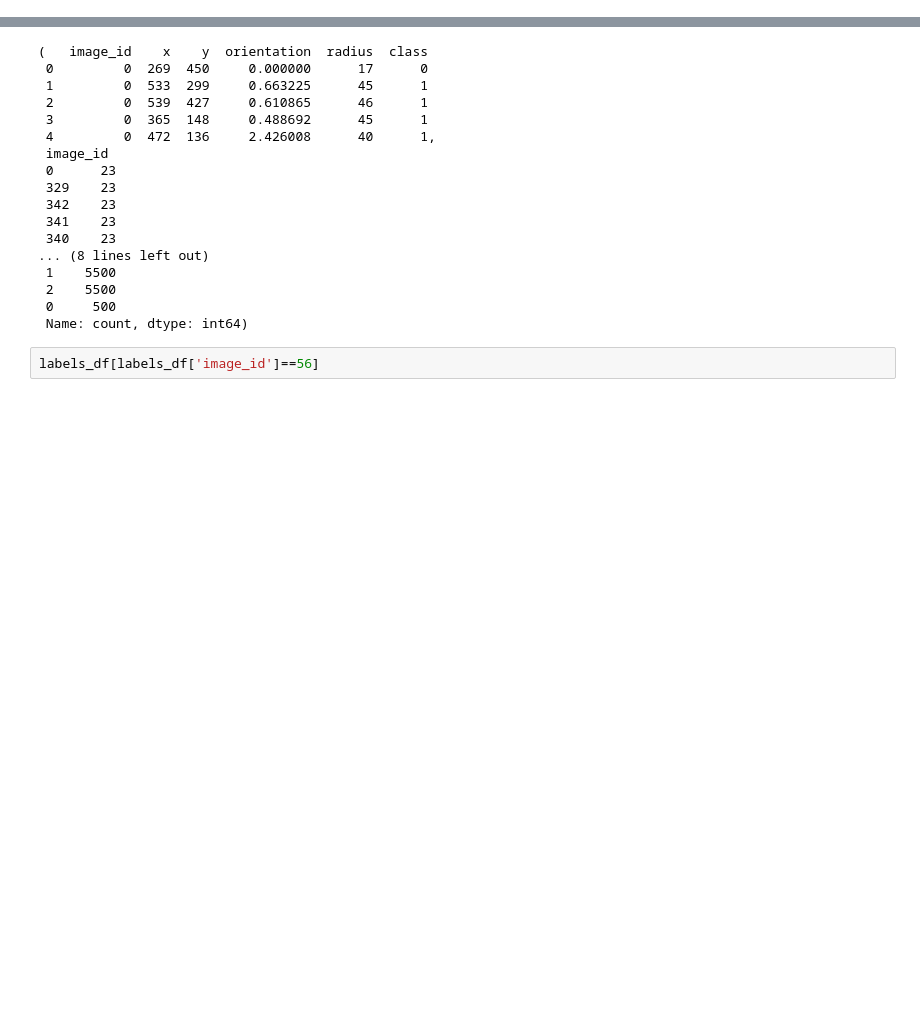
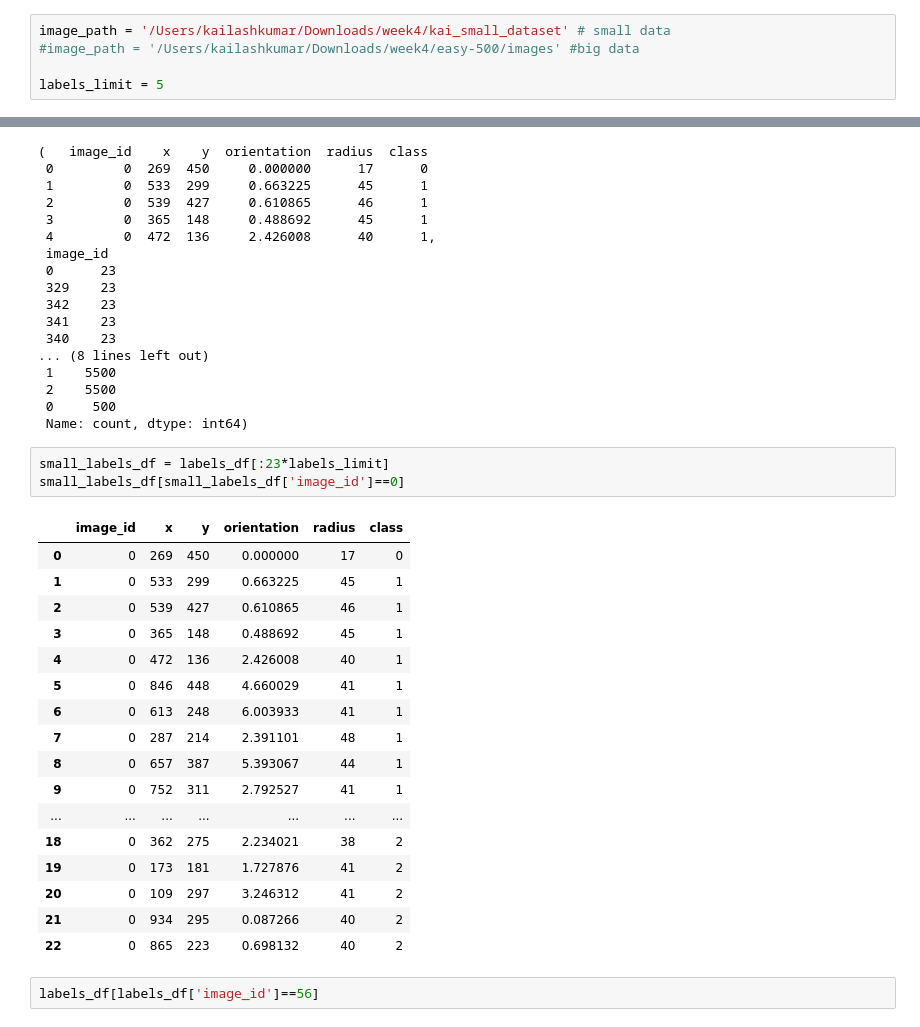
Before and after one commit to oleksandr-diudiun/mlx-week4, a Jupyter notebook: kai.ipynb, the cells around one changed output, grey strips where cells are left out. Saved outputs shown, nothing was run; the diff lists cells and outputs as text; blank space fills up the shorter version.

```diff
--- a/kai.ipynb
+++ b/kai.ipynb
@@ -7,3 +13,8 @@ import matplotlib.image as img
+# %%
+image_path = '/Users/kailashkumar/Downloads/week4/kai_small_dataset' # small data
+#image_path = '/Users/kailashkumar/Downloads/week4/easy-500/images' #big data
+
+labels_limit = 5
 # %%
 labels_df = pd.read_parquet("/Users/kailashkumar/Downloads/week4/easy-500/labels.parquet")
 labels_df.head(), labels_df['image_id'].value_counts(), labels_df['class'].value_counts()
@@ -25,6 +36,27 @@ labels_df.head(), labels_df['image_id'].value_counts(), labels_df['class'].value
  2    5500
  0     500
  Name: count, dtype: int64)
+# %%
+small_labels_df = labels_df[:23*labels_limit]
+small_labels_df[small_labels_df['image_id']==0]
+# %% [output]
+|  | image_id | x | y | orientation | radius | class |
+| 0 | 0 | 269 | 450 | 0.000000 | 17 | 0 |
+| 1 | 0 | 533 | 299 | 0.663225 | 45 | 1 |
+| 2 | 0 | 539 | 427 | 0.610865 | 46 | 1 |
+| 3 | 0 | 365 | 148 | 0.488692 | 45 | 1 |
+| 4 | 0 | 472 | 136 | 2.426008 | 40 | 1 |
+| 5 | 0 | 846 | 448 | 4.660029 | 41 | 1 |
+| 6 | 0 | 613 | 248 | 6.003933 | 41 | 1 |
+| 7 | 0 | 287 | 214 | 2.391101 | 48 | 1 |
+| 8 | 0 | 657 | 387 | 5.393067 | 44 | 1 |
+| 9 | 0 | 752 | 311 | 2.792527 | 41 | 1 |
+| ... | ... | ... | ... | ... | ... | ... |
+| 18 | 0 | 362 | 275 | 2.234021 | 38 | 2 |
+| 19 | 0 | 173 | 181 | 1.727876 | 41 | 2 |
+| 20 | 0 | 109 | 297 | 3.246312 | 41 | 2 |
+| 21 | 0 | 934 | 295 | 0.087266 | 40 | 2 |
+| 22 | 0 | 865 | 223 | 0.698132 | 40 | 2 |
 # %%
 labels_df[labels_df['image_id']==56]
 # %% [output]
```
Also changed, not shown: parts of 6 cells of this notebook, 5 other files.
